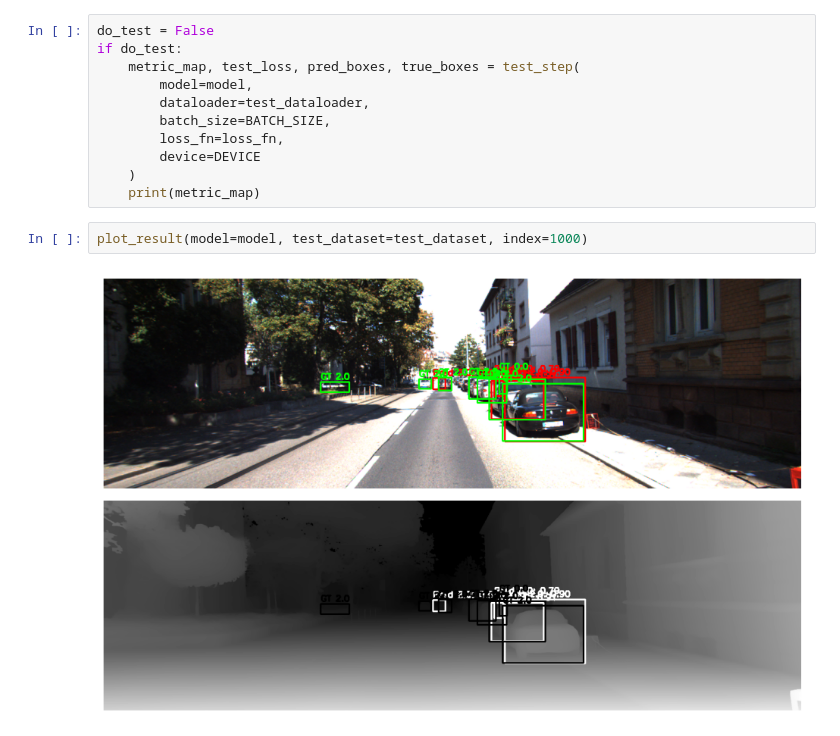
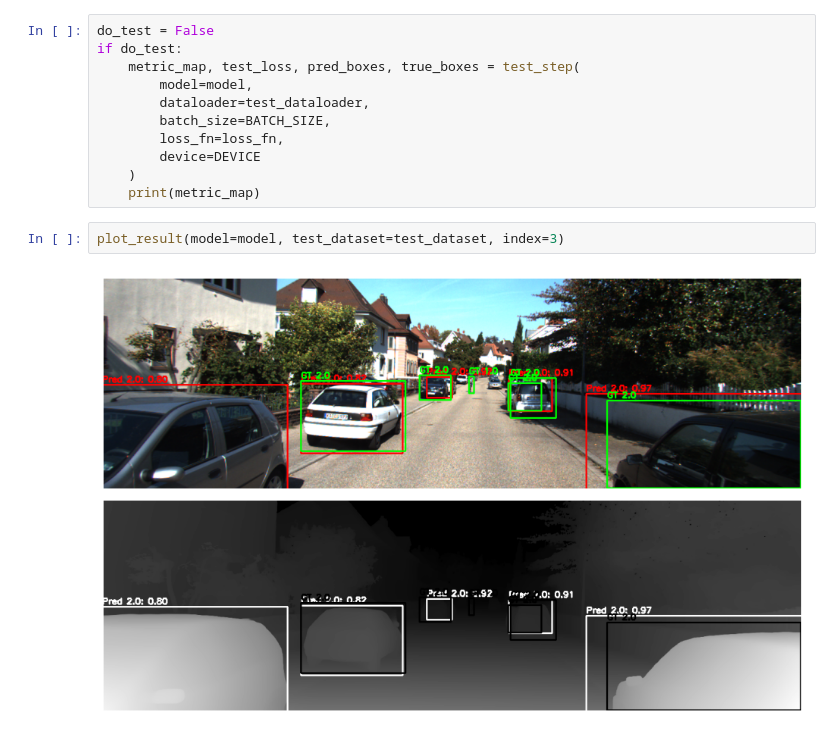
Before and after one commit to gkmocastro/rgbd-yolov2, a Jupyter notebook: test_nb.ipynb, the cells around one changed output. Saved outputs shown, nothing was run; the diff lists cells and outputs as text.

```diff
--- a/test_nb.ipynb
+++ b/test_nb.ipynb
@@ -89,6 +89,6 @@ if do_test:
     )
     print(metric_map)
 # %%
-plot_result(model=model, test_dataset=test_dataset, index=1000)
+plot_result(model=model, test_dataset=test_dataset, index=3)
 # %% [output]
-[figure, old version]
+[figure, new version]
```
